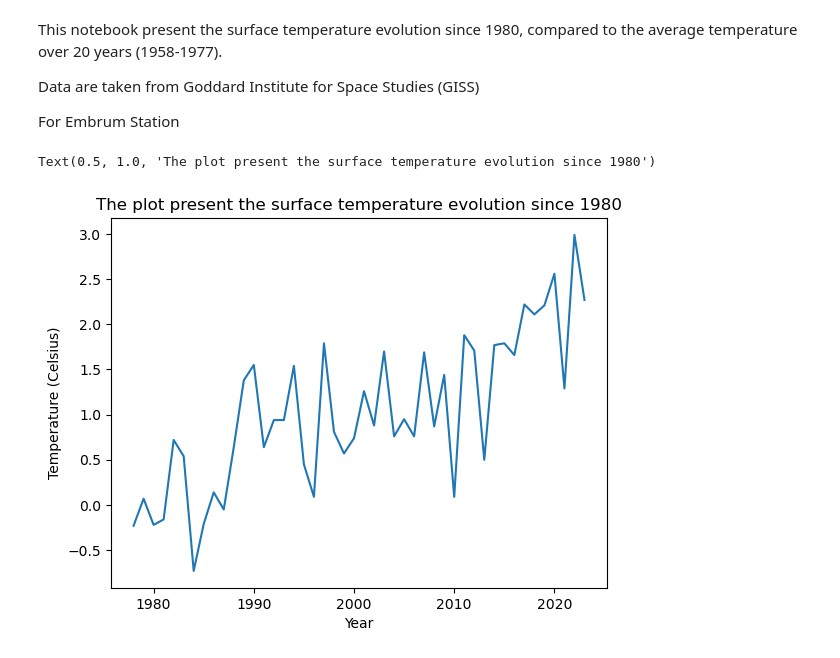
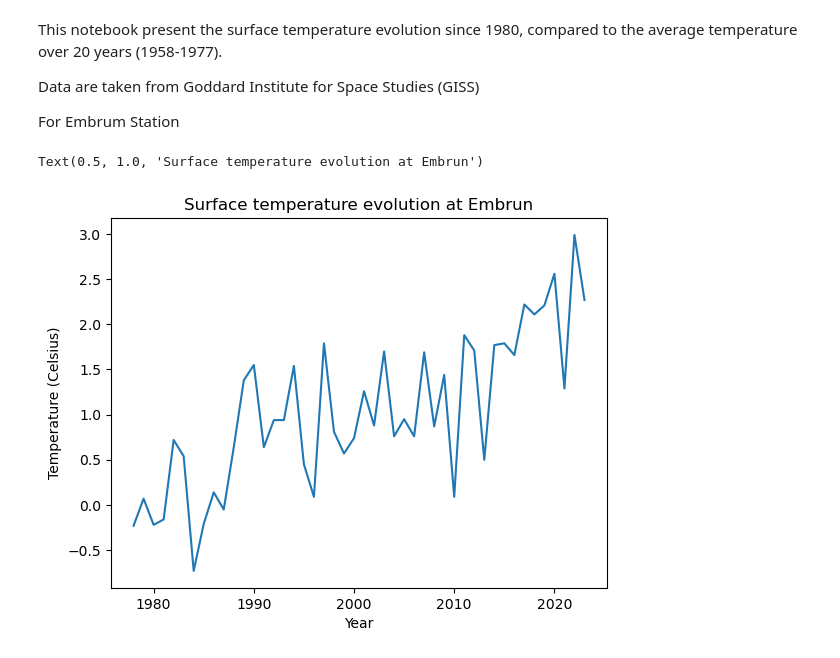
Before and after one commit to katy-030596/ERCA_Group8, a Jupyter notebook: Group8.ipynb, the cells around one changed output. Cells and saved outputs as stored; diff of their text form; code cells hidden in the pictures.

```diff
--- a/Group8.ipynb
+++ b/Group8.ipynb
@@ -17,8 +17,8 @@ Tmean=np.average(df.metANN[:20])
 # %%
 plt.plot(df.YEAR[20:],df.metANN[20:]-Tmean)
 plt.xlabel('Year')
 plt.ylabel('Temperature (Celsius)')
-plt.title('The plot present the surface temperature evolution since 1980')
+plt.title('Surface temperature evolution at Embrun')
 # %% [output]
-Text(0.5, 1.0, 'The plot present the surface temperature evolution since 1980')
+Text(0.5, 1.0, 'Surface temperature evolution at Embrun')
-[figure, old version]
+[figure, new version]
```
